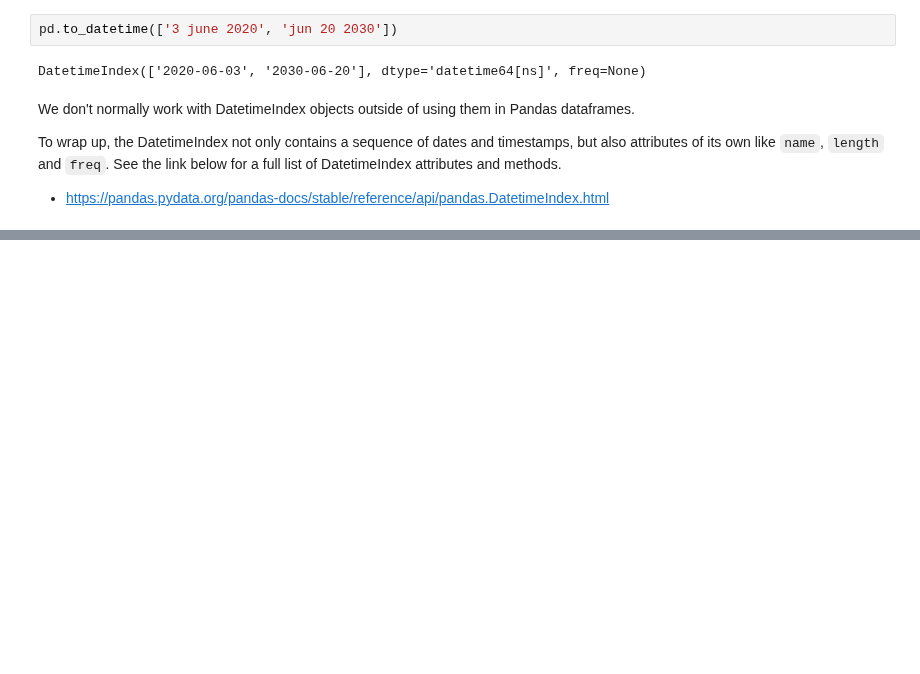
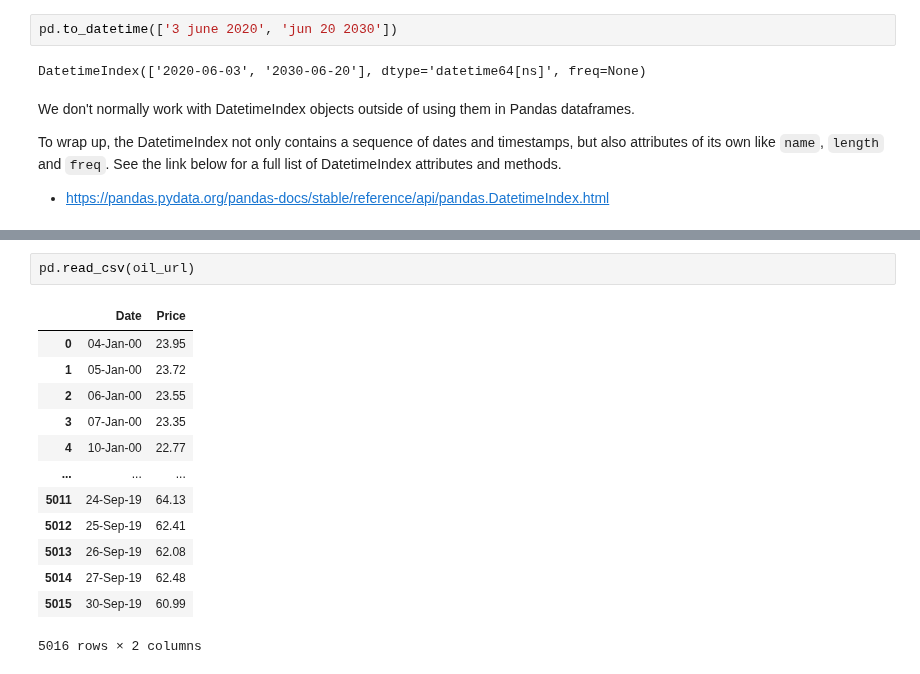
Before and after one commit to jgabunilas/pandas-bootcamp, a Jupyter notebook: Section10_Handling_Date_and_Time/Section10_Handling_Date_and_Time.ipynb, the cells around one changed output, grey strips where cells are left out. Cells and saved outputs as stored; diff of their text form; blank space fills up the shorter version.

```diff
--- a/Section10_Handling_Date_and_Time/Section10_Handling_Date_and_Time.ipynb
+++ b/Section10_Handling_Date_and_Time/Section10_Handling_Date_and_Time.ipynb
@@ -542,0 +552,16 @@ To wrap up, the DatetimeIndex not only contains a sequence of dates and timestam
+# %%
+pd.read_csv(oil_url)
+# %% [output]
+|  | Date | Price |
+| 0 | 04-Jan-00 | 23.95 |
+| 1 | 05-Jan-00 | 23.72 |
+| 2 | 06-Jan-00 | 23.55 |
+| 3 | 07-Jan-00 | 23.35 |
+| 4 | 10-Jan-00 | 22.77 |
+| ... | ... | ... |
+| 5011 | 24-Sep-19 | 64.13 |
+| 5012 | 25-Sep-19 | 62.41 |
+| 5013 | 26-Sep-19 | 62.08 |
+| 5014 | 27-Sep-19 | 62.48 |
+| 5015 | 30-Sep-19 | 60.99 |
+5016 rows × 2 columns
```
Also changed, not shown: parts of 54 cells of this notebook.
